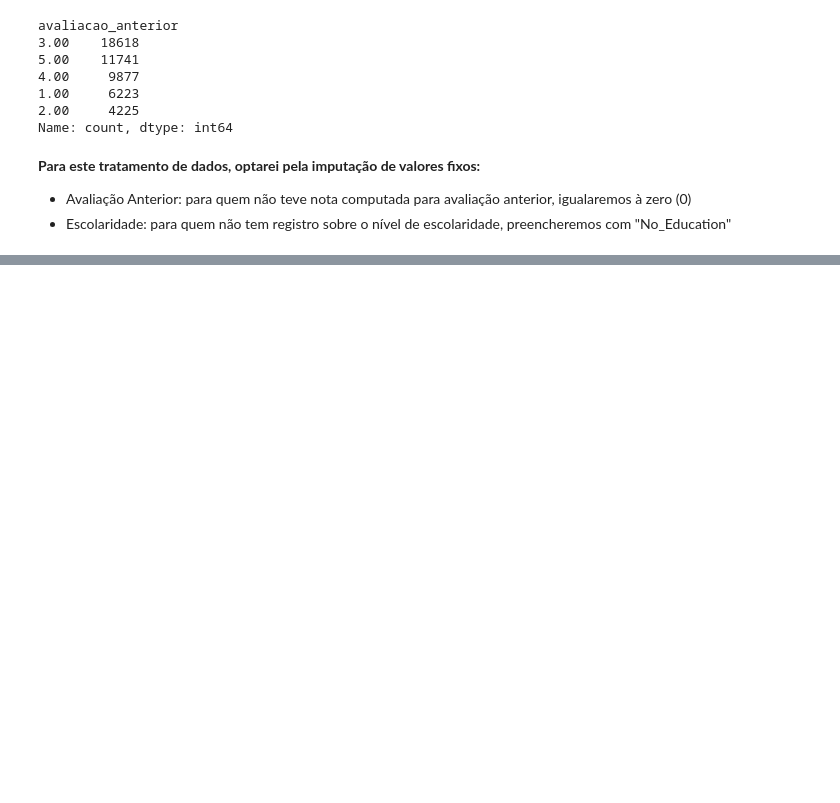
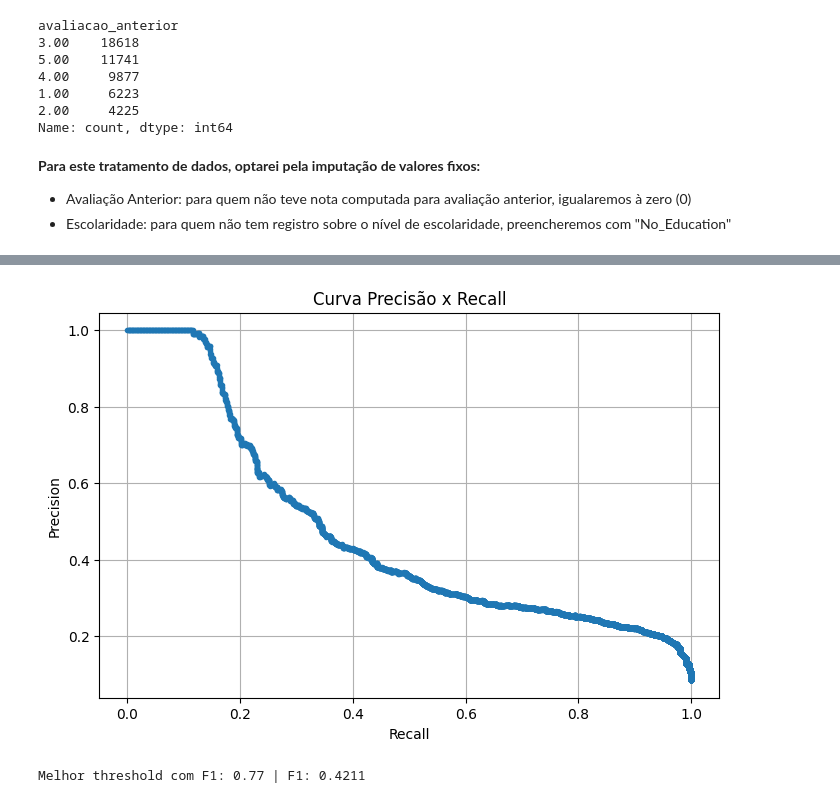
Before and after one commit to Douglaas92/tcc_people_analytics, a Jupyter notebook: 02_modelo-predicao.ipynb, the cells around one changed output, grey strips where cells are left out. Drawn from its saved outputs; the diff is of its cells as text; code cells hidden in the pictures; blank space fills up the shorter version.

```diff
--- a/02_modelo-predicao.ipynb
+++ b/02_modelo-predicao.ipynb
@@ -678,0 +406,31 @@ Lembrando que a variável de **faixa de treinamento** foi criada apenas para dem
+# %%
+from sklearn.metrics import precision_recall_curve
+import matplotlib.pyplot as plt
+
+precisions, recalls, thresholds = precision_recall_curve(y_val, probs)
+
+plt.figure(figsize=(8, 5))
+plt.plot(recalls, precisions, marker='.')
+plt.xlabel("Recall")
+plt.ylabel("Precision")
+plt.title("Curva Precisão x Recall")
+plt.grid(True)
+plt.show()
+# %% [output]
+[figure, added]
+# %%
+from sklearn.metrics import f1_score
+
+melhor_f1 = 0
+melhor_threshold = 0.5
+
+for t in thresholds:
+    preds_threshold = (probs >= t).astype(int)
+    f1 = f1_score(y_val, preds_threshold)
+    if f1 > melhor_f1:
+        melhor_f1 = f1
+        melhor_threshold = t
+
+print(f"Melhor threshold com F1: {melhor_threshold:.2f} | F1: {melhor_f1:.4f}")
+# %% [output]
+Melhor threshold com F1: 0.77 | F1: 0.4211
```
Also changed, not shown: parts of 77 cells of this notebook, 1 other file.
